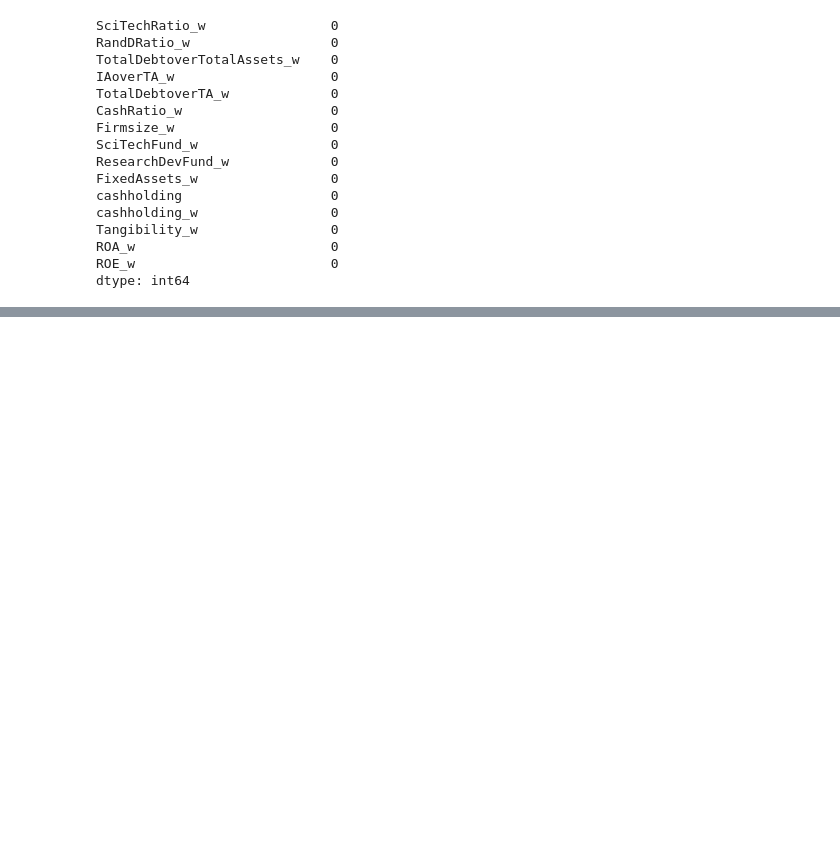
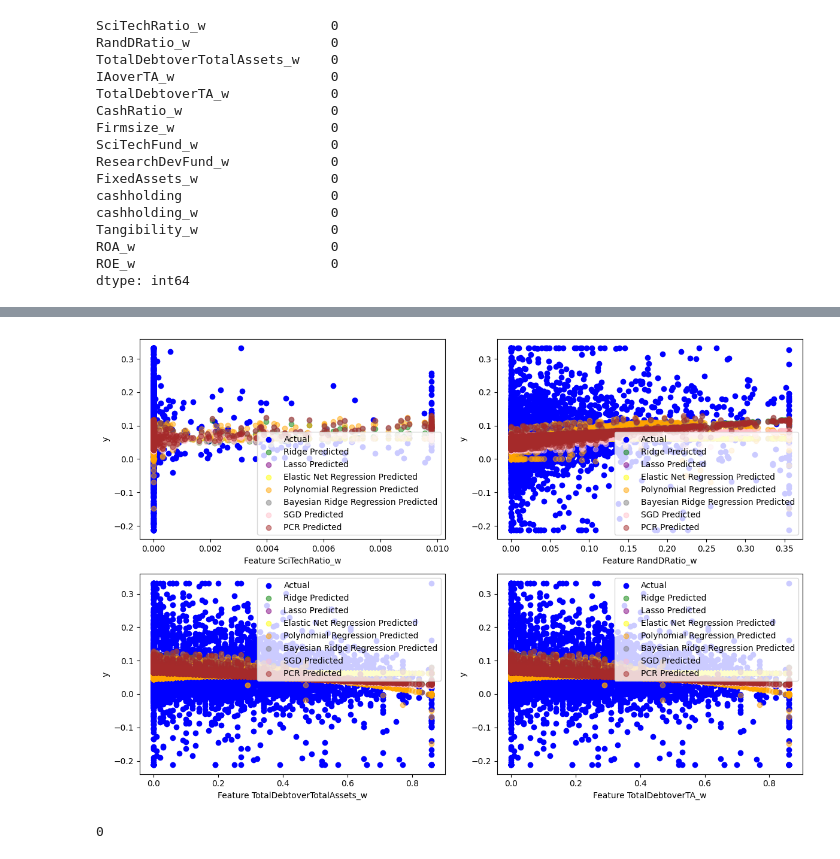
Before and after one commit to dinhtanloc/UII-paper, a Jupyter notebook: prj/1.EDA/EDA6.ipynb, the cells around one changed output, grey strips where cells are left out. Saved outputs shown, nothing was run; the diff lists cells and outputs as text; code cells hidden in the pictures; blank space fills up the shorter version.

```diff
--- a/prj/1.EDA/EDA6.ipynb
+++ b/prj/1.EDA/EDA6.ipynb
@@ -584,0 +588,22 @@ print(results.summary())
+# %%
+fig, axs = plt.subplots(2, 2, figsize=(12, 8))
+
+for i in range(4):
+    row, col = divmod(i, 2)
+    axs[row, col].scatter(X_test[:, i], y_test, color='blue', label='Actual')
+    axs[row, col].scatter(X_test[:, i], y_pred_ridge, color='green', label='Ridge Predicted', alpha=0.5)
+    axs[row, col].scatter(X_test[:, i], y_pred_lasso, color='purple', label='Lasso Predicted', alpha=0.5)
+    axs[row, col].scatter(X_test[:, i], y_pred_en, color='yellow', label='Elastic Net Regression Predicted', alpha=0.5)
+    axs[row, col].scatter(X_test[:, i], y_pred_poly, color='orange', label='Polynomial Regression Predicted', alpha=0.5)
+    axs[row, col].scatter(X_test[:, i], y_pred_br, color='gray', label='Bayesian Ridge Regression Predicted', alpha=0.5)
+    axs[row, col].scatter(X_test[:, i], y_pred_sgd, color='pink', label='SGD Predicted', alpha=0.5)
+    axs[row, col].scatter(X_test[:, i], y_pred_pca, color='brown', label='PCR Predicted', alpha=0.5)
+    # axs[row, col].scatter(X_test[:, i], y_pred_pls, color='black', label='PLS Predicted', alpha=0.5)
+    axs[row, col].set_xlabel(f'Feature {X.columns[i]}')
+    axs[row, col].set_ylabel('y')
+    axs[row, col].legend()
+
+plt.tight_layout()
+plt.show()
+# %% [output]
+[figure, added]
@@ -584,0 +648,4 @@ print(results.summary())
+# %%
+y_test.isnull().sum()
+# %% [output]
+0
```
Also changed, not shown: parts of 26 cells of this notebook, 2 other files.
